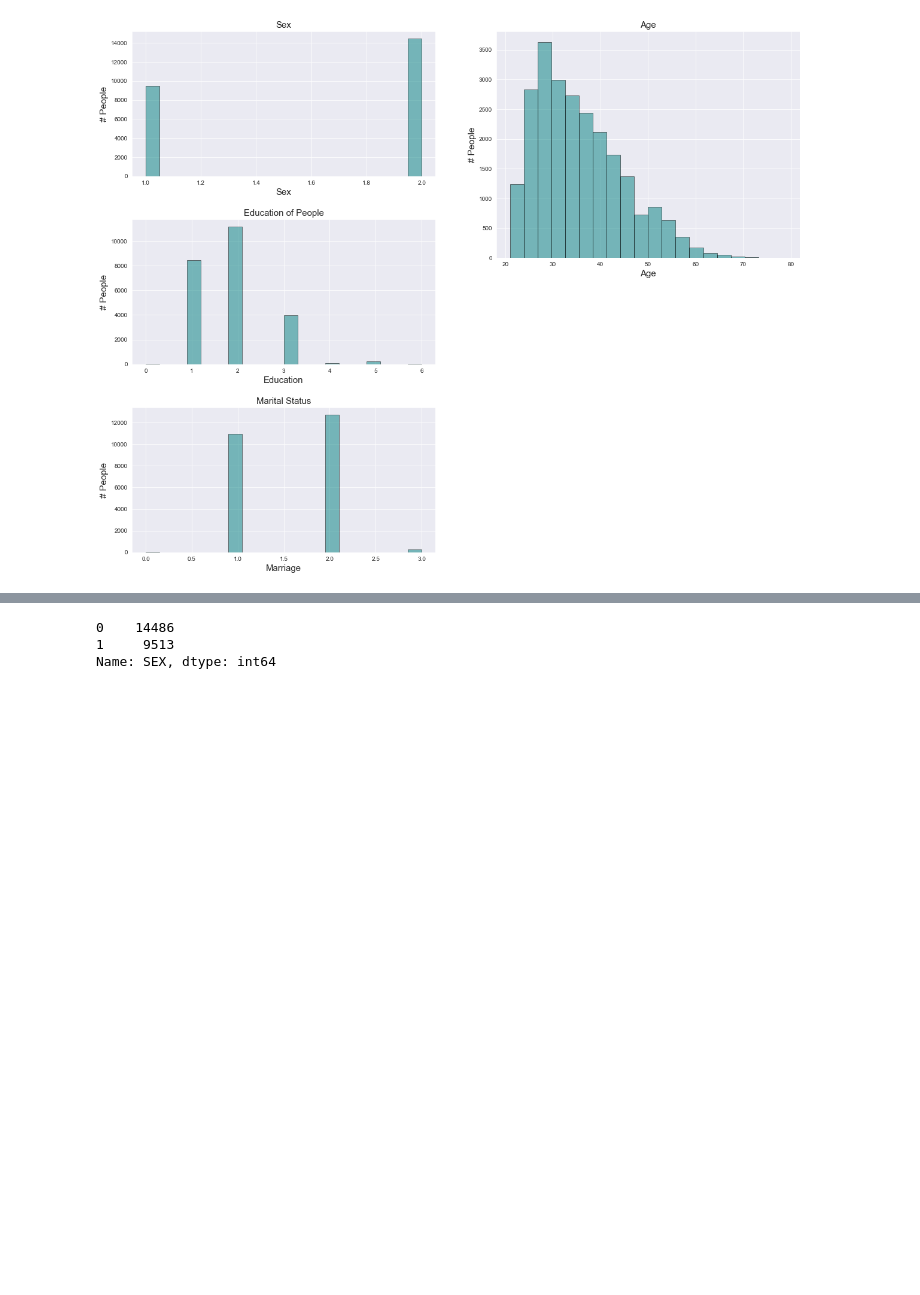
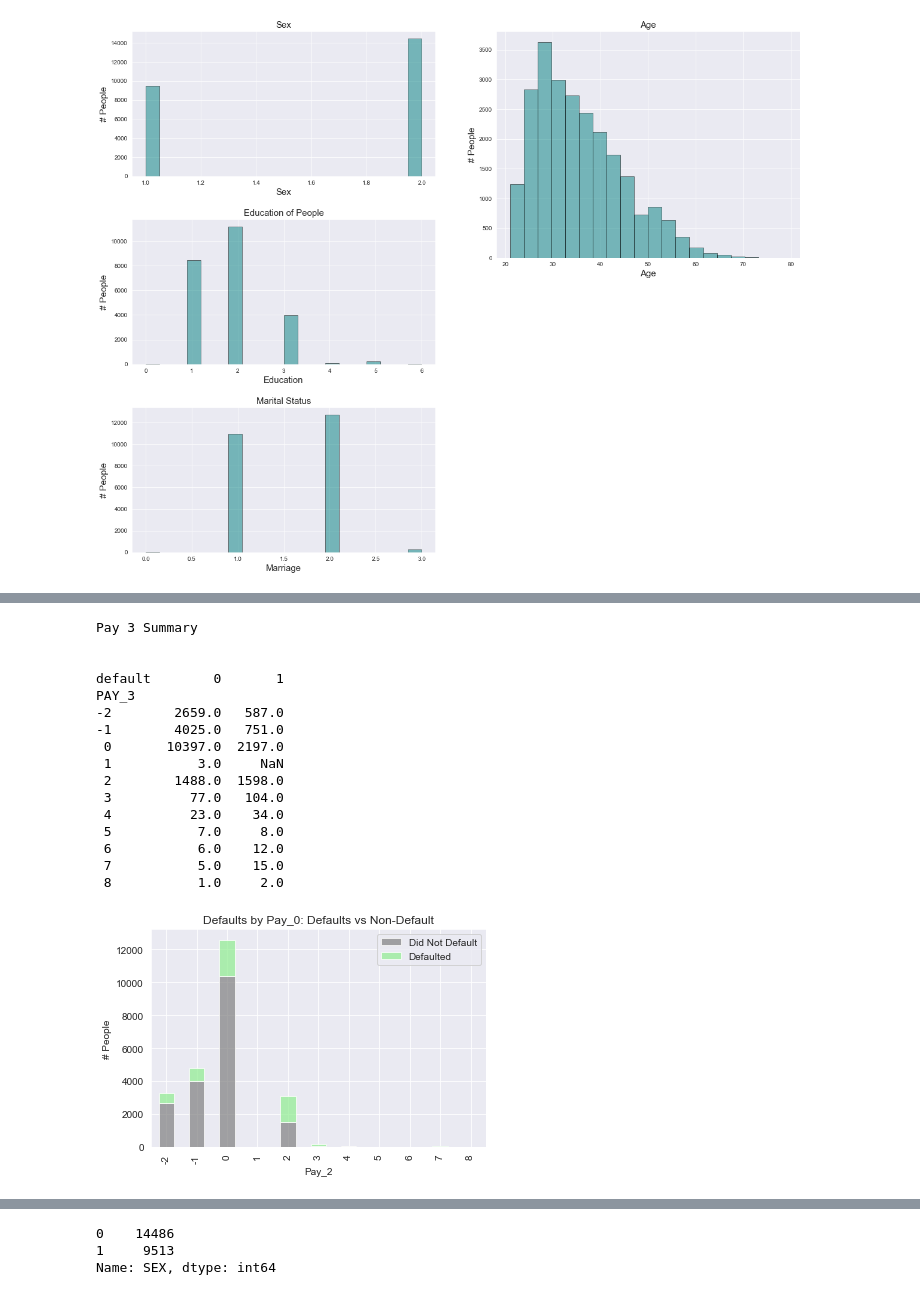
Before and after one commit to CaryMosley/Mod3Bakeoff, a Jupyter notebook: CaryBake.ipynb, the cells around one changed output, grey strips where cells are left out. Drawn from its saved outputs; the diff is of its cells as text; code cells hidden in the pictures; blank space fills up the shorter version.

```diff
--- a/CaryBake.ipynb
+++ b/CaryBake.ipynb
@@ -164,0 +280,35 @@ Name: MARRIAGE, dtype: int64
+# %%
+
+# Passenger class summary
+print('Pay 3 Summary')
+
+print('\n')
+print(df.groupby(['PAY_3','default']).PAY_3.count().unstack())
+
+# Passenger class visualization
+pclass = df.groupby(['PAY_3','default']).PAY_3.count().unstack()
+p1 = pclass.plot(kind = 'bar', stacked = True,
+                   title = 'Defaults by Pay_0: Defaults vs Non-Default',
+                   color = ['grey','lightgreen'], alpha = .70)
+p1.set_xlabel('Pay_2')
+p1.set_ylabel('# People')
+p1.legend(['Did Not Default','Defaulted'])
+plt.show()
+# %% [output]
+Pay 3 Summary
+
+
+default        0       1
+PAY_3
+-2        2659.0   587.0
+-1        4025.0   751.0
+ 0       10397.0  2197.0
+ 1           3.0     NaN
+ 2        1488.0  1598.0
+ 3          77.0   104.0
+ 4          23.0    34.0
+ 5           7.0     8.0
+ 6           6.0    12.0
+ 7           5.0    15.0
+ 8           1.0     2.0
+[figure, added]
```
Also changed, not shown: parts of 17 cells of this notebook.
